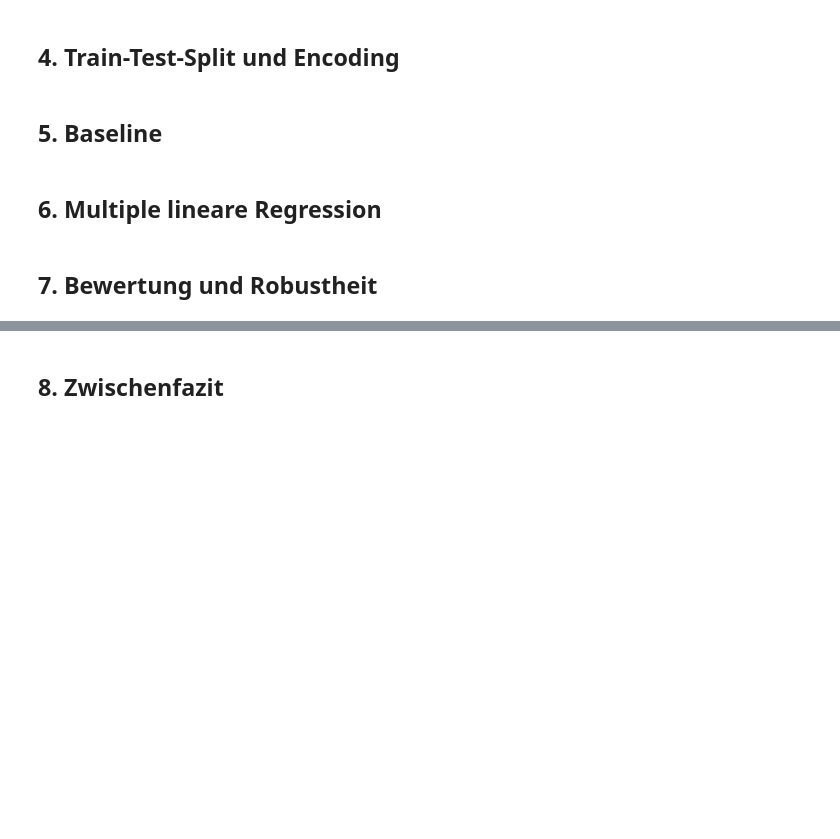
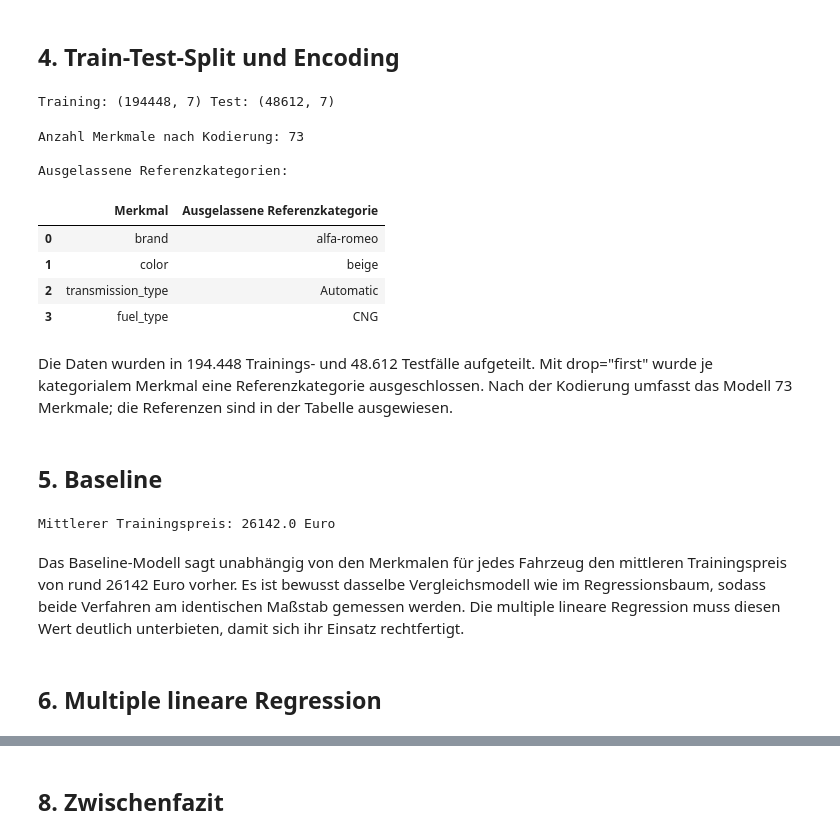
Before and after one commit to 1Zippel4/preisanalyse-autoscout24, a Jupyter notebook: notebooks/03_multiple_regression.ipynb, the cells around one changed output, grey strips where cells are left out. Cells and saved outputs as stored; diff of their text form; code cells hidden in the pictures; blank space fills up the shorter version.

```diff
--- a/notebooks/03_multiple_regression.ipynb
+++ b/notebooks/03_multiple_regression.ipynb
@@ -45,8 +87,71 @@ df.head()
 # %% [markdown]
 ## 4. Train-Test-Split und Encoding
+# %%
+X_train, X_test, y_train, y_test = train_test_split(
+    X, y, test_size=0.2, random_state=42
+)
+print("Training:", X_train.shape, "Test:", X_test.shape)
+# %% [output]
+Training: (194448, 7) Test: (48612, 7)
+# %%
+# Vorverarbeitung: drop="first" lässt je kategorialem Merkmal
+# die erste Kategorie als Referenzkategorie weg
+preprocessor = ColumnTransformer(
+    transformers=[
+        (
+            "kat",
+            OneHotEncoder(drop="first", handle_unknown="ignore"),
+            kat_features
+        )
+    ],
+    remainder="passthrough"
+)
+
+# Vorverarbeitung an die Trainingsdaten anpassen
+preprocessor.fit(X_train)
+
+# Anzahl der Merkmale nach der Kodierung
+anzahl_merkmale = preprocessor.get_feature_names_out().shape[0]
+
+# Trainierten OneHotEncoder auslesen
+encoder = preprocessor.named_transformers_["kat"]
+
+# Ausgelassene Referenzkategorien bestimmen
+referenz_tabelle = pd.DataFrame({
+    "Merkmal": kat_features,
+    "Ausgelassene Referenzkategorie": [
+        kategorien[drop_index]
+        for kategorien, drop_index
+        in zip(encoder.categories_, encoder.drop_idx_)
+    ]
+})
+
+# Gemeinsame Ausgabe
+print(f"Anzahl Merkmale nach Kodierung: {anzahl_merkmale}")
+print("\nAusgelassene Referenzkategorien:")
+
+display(referenz_tabelle)
+# %% [output]
+Anzahl Merkmale nach Kodierung: 73
+
+Ausgelassene Referenzkategorien:
+|  | Merkmal | Ausgelassene Referenzkategorie |
+| 0 | brand | alfa-romeo |
+| 1 | color | beige |
+| 2 | transmission_type | Automatic |
+| 3 | fuel_type | CNG |
+# %% [markdown]
+Die Daten wurden in 194.448 Trainings- und 48.612 Testfälle aufgeteilt. Mit drop="first" wurde je kategorialem Merkmal eine Referenzkategorie ausgeschlossen. Nach der Kodierung umfasst das Modell 73 Merkmale; die Referenzen sind in der Tabelle ausgewiesen.
 # %% [markdown]
 ## 5. Baseline
+# %%
+# Baseline, identisch zum Baum, sagt immer den mittleren Trainingspreis vorher
+baseline = DummyRegressor(strategy="mean")
+baseline.fit(X_train[num_features], y_train)
+print("Mittlerer Trainingspreis:", round(y_train.mean(), 2), "Euro")
+# %% [output]
+Mittlerer Trainingspreis: 26142.0 Euro
+# %% [markdown]
+Das Baseline-Modell sagt unabhängig von den Merkmalen für jedes Fahrzeug den mittleren Trainingspreis von rund 26142 Euro vorher. Es ist bewusst dasselbe Vergleichsmodell wie im Regressionsbaum, sodass beide Verfahren am identischen Maßstab gemessen werden. Die multiple lineare Regression muss diesen Wert deutlich unterbieten, damit sich ihr Einsatz rechtfertigt.
 # %% [markdown]
 ## 6. Multiple lineare Regression
-# %% [markdown]
-## 7. Bewertung und Robustheit
```
Also changed, not shown: parts of 17 cells of this notebook, 2 other files.
